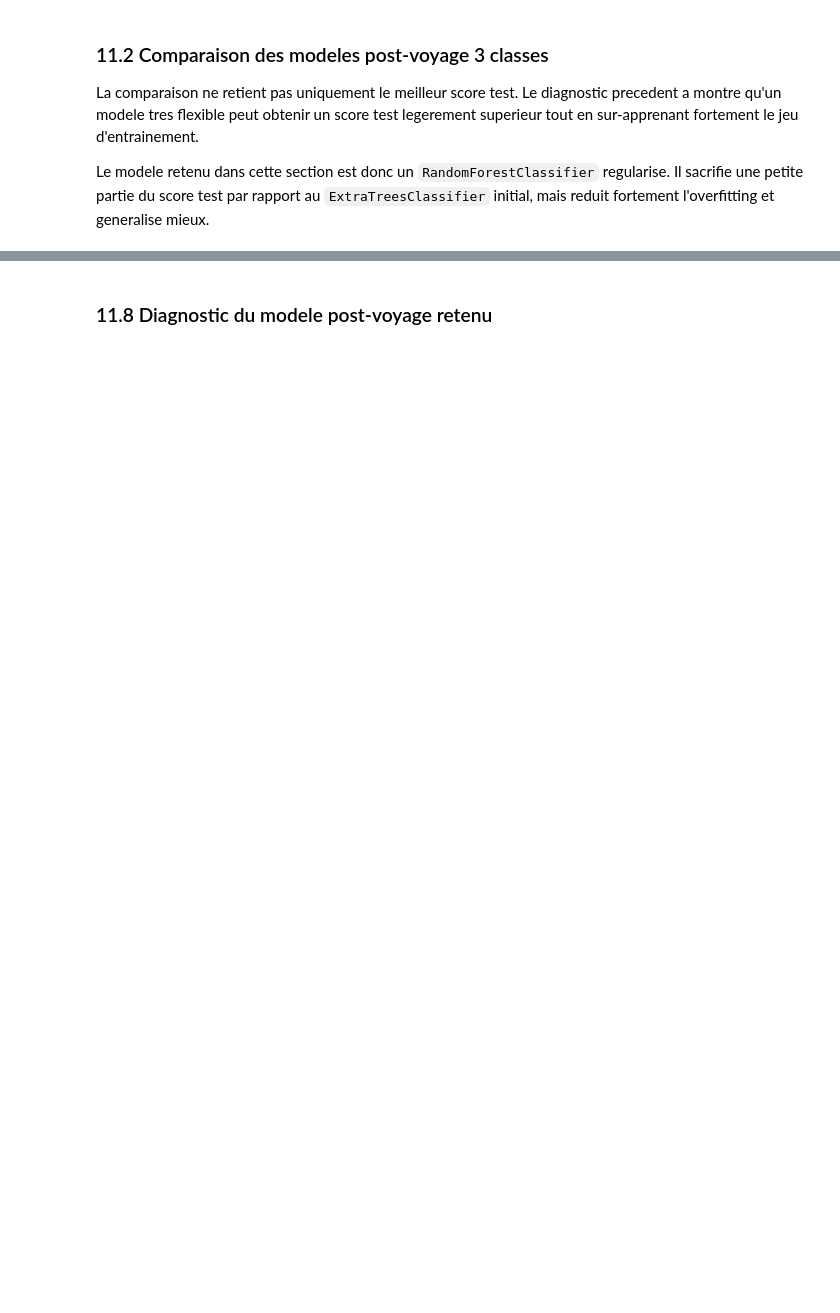
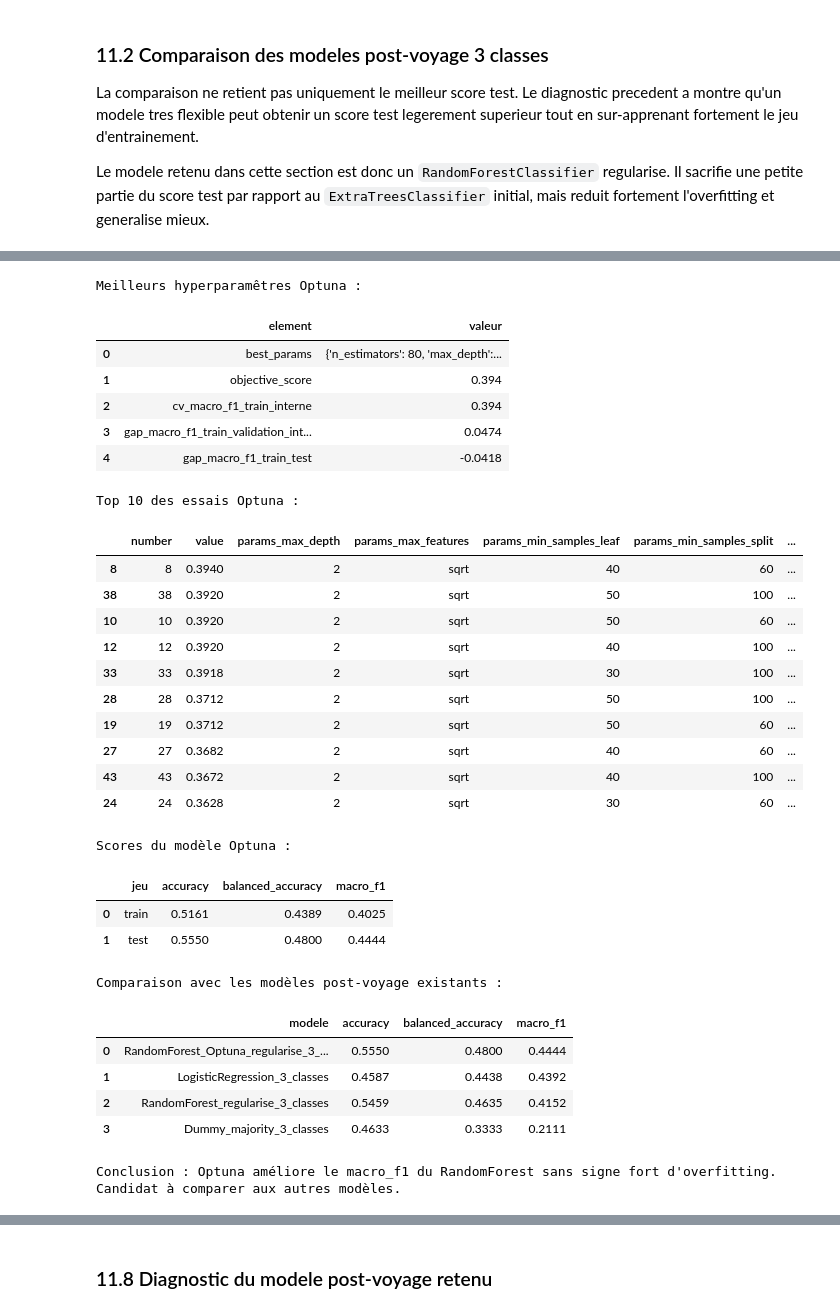
Before and after one commit to Mina-lgtm/projet_ia, a Jupyter notebook: notebooks/00_notebook_final_pre_post_voyage.ipynb, the cells around one changed output, grey strips where cells are left out. Saved outputs shown, nothing was run; the diff lists cells and outputs as text; code cells hidden in the pictures; blank space fills up the shorter version.

```diff
--- a/notebooks/00_notebook_final_pre_post_voyage.ipynb
+++ b/notebooks/00_notebook_final_pre_post_voyage.ipynb
@@ -2389,9 +2668,9 @@ Cette ?tape sert donc ? v?rifier s'il existe une meilleure configuration que le
 # %%
-# Optimisation Optuna contr?l?e du RandomForest.
-# Le test set n'est pas utilis? dans la fonction objectif.
-# L'objectif optimise le macro_f1 de validation crois?e tout en p?nalisant :
-# - l'?cart train/validation au-del? de 0.05 ;
-# - la complexit? du mod?le pour tenir compte de la RAM et de l'?co-conception.
+# Optimisation Optuna contrôlée du RandomForest.
+# Le test set n'est pas utilisé dans la fonction objectif.
+# L'objectif optimise le macro_f1 de validation croisée tout en pénalisant :
+# - l'écart train/validation au-delà de 0.05 ;
+# - la complexité du modèle pour tenir compte de la RAM et de l'éco-conception.
 
 import math
 
@@ -2550,37 +2829,68 @@ resume_optuna_post = pd.DataFrame([
         "element": "gap_macro_f1_train_test",
         "valeur": round(optuna_gap_train_test_macro_f1, 4),
     },
 ])
 
 optuna_trials_rf = (
     study_rf_optuna.trials_dataframe(attrs=("number", "value", "params", "user_attrs"))
     .sort_values("value", ascending=False)
     .head(10)
 )
 
-print("Meilleurs hyperparam?tres Optuna :")
+print("Meilleurs hyperparamêtres Optuna :")
 display(resume_optuna_post)
 
 print("Top 10 des essais Optuna :")
 display(optuna_trials_rf.round(4))
 
-print("Scores du mod?le Optuna :")
+print("Scores du modèle Optuna :")
 display(optuna_metrics_post.round(4))
 
-print("Comparaison avec les mod?les post-voyage existants :")
+print("Comparaison avec les modèles post-voyage existants :")
 display(comparaison_optuna_post.round(4))
 
 baseline_macro_f1 = results_post.loc[
     results_post["modele"] == "RandomForest_regularise_3_classes",
     "macro_f1",
 ].iloc[0]
 optuna_macro_f1 = optuna_result_row["macro_f1"]
 
 if optuna_macro_f1 > baseline_macro_f1 and optuna_gap_train_test_macro_f1 <= 0.07:
-    print("Conclusion : Optuna am?liore le macro_f1 du RandomForest sans signe fort d'overfitting. Candidat ? comparer aux autres mod?les.")
+    print("Conclusion : Optuna améliore le macro_f1 du RandomForest sans signe fort d'overfitting. Candidat à comparer aux autres modèles.")
 else:
     print(
-        "Conclusion : Optuna ne produit pas une am?lioration suffisamment robuste. "
-        "Le RandomForest r?gularis? manuel reste la r?f?rence RandomForest ; la d?cision finale reste bas?e sur results_post/comparison_post."
+        "Conclusion : Optuna ne produit pas une amélioration suffisamment robuste. "
+        "Le RandomForest régularisé manuel reste la référence RandomForest ; la décision finale reste basée sur results_post/comparison_post."
     )
+# %% [output]
+Meilleurs hyperparamêtres Optuna :
+|  | element | valeur |
+| 0 | best_params | {'n_estimators': 80, 'max_depth':... |
+| 1 | objective_score | 0.394 |
+| 2 | cv_macro_f1_train_interne | 0.394 |
+| 3 | gap_macro_f1_train_validation_int... | 0.0474 |
+| 4 | gap_macro_f1_train_test | -0.0418 |
+Top 10 des essais Optuna :
+|  | number | value | params_max_depth | params_max_features | params_min_samples_leaf | params_min_samples_split | ... |
+| 8 | 8 | 0.3940 | 2 | sqrt | 40 | 60 | ... |
+| 38 | 38 | 0.3920 | 2 | sqrt | 50 | 100 | ... |
+| 10 | 10 | 0.3920 | 2 | sqrt | 50 | 60 | ... |
+| 12 | 12 | 0.3920 | 2 | sqrt | 40 | 100 | ... |
+| 33 | 33 | 0.3918 | 2 | sqrt | 30 | 100 | ... |
+| 28 | 28 | 0.3712 | 2 | sqrt | 50 | 100 | ... |
+| 19 | 19 | 0.3712 | 2 | sqrt | 50 | 60 | ... |
+| 27 | 27 | 0.3682 | 2 | sqrt | 40 | 60 | ... |
+| 43 | 43 | 0.3672 | 2 | sqrt | 40 | 100 | ... |
+| 24 | 24 | 0.3628 | 2 | sqrt | 30 | 60 | ... |
+Scores du modèle Optuna :
+|  | jeu | accuracy | balanced_accuracy | macro_f1 |
+| 0 | train | 0.5161 | 0.4389 | 0.4025 |
+| 1 | test | 0.5550 | 0.4800 | 0.4444 |
+Comparaison avec les modèles post-voyage existants :
+|  | modele | accuracy | balanced_accuracy | macro_f1 |
+| 0 | RandomForest_Optuna_regularise_3_... | 0.5550 | 0.4800 | 0.4444 |
+| 1 | LogisticRegression_3_classes | 0.4587 | 0.4438 | 0.4392 |
+| 2 | RandomForest_regularise_3_classes | 0.5459 | 0.4635 | 0.4152 |
+| 3 | Dummy_majority_3_classes | 0.4633 | 0.3333 | 0.2111 |
+Conclusion : Optuna améliore le macro_f1 du RandomForest sans signe fort d'overfitting. Candidat à comparer aux autres modèles.
 # %% [markdown]
```
Also changed, not shown: parts of 67 cells of this notebook.
